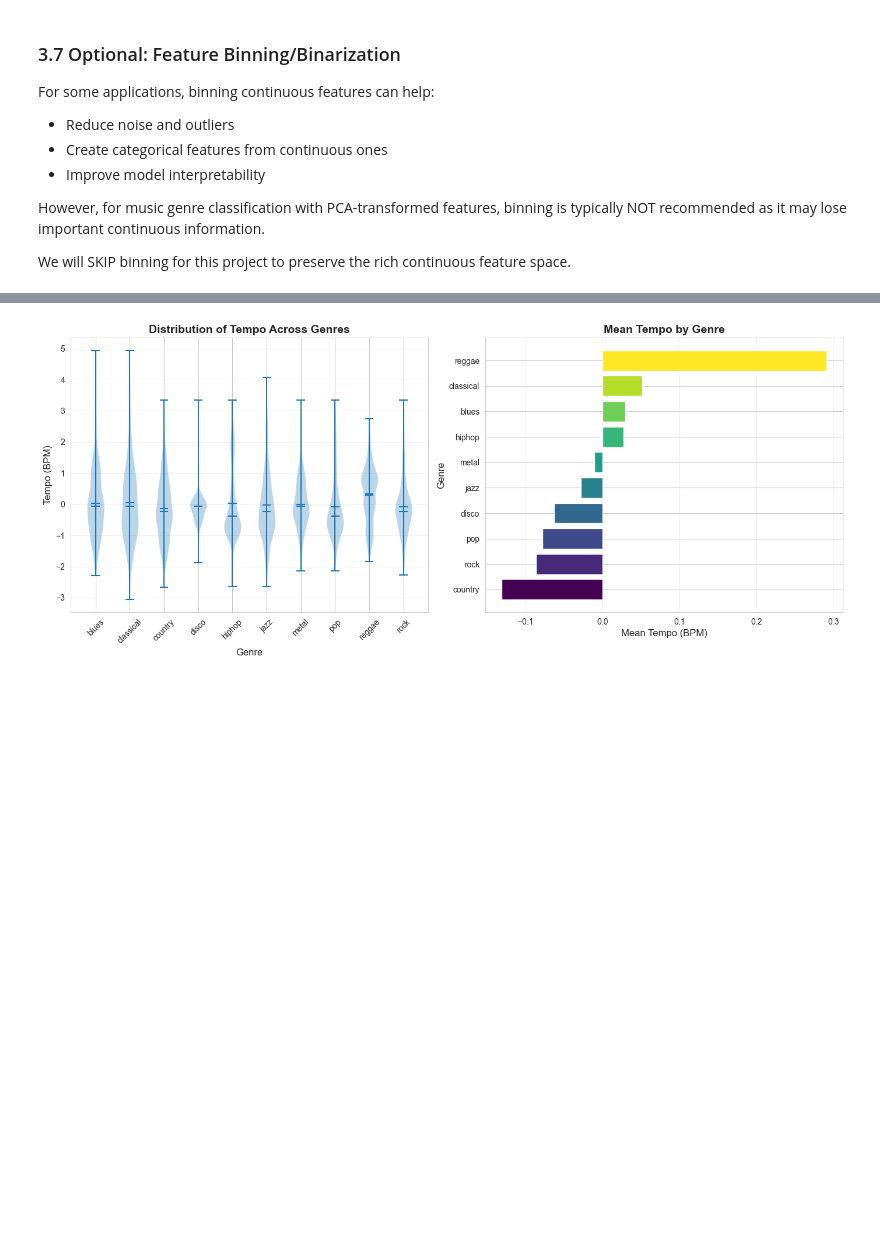
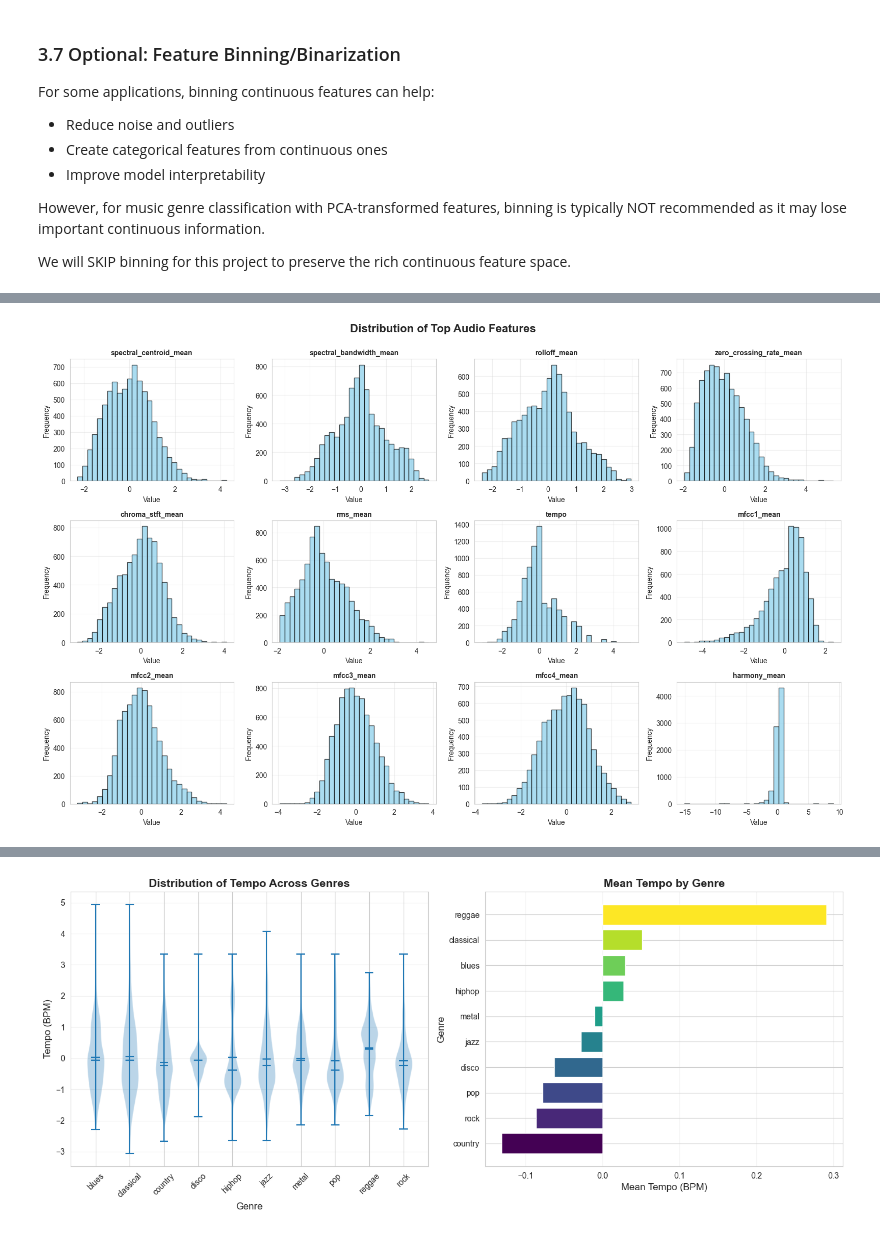
Before and after one commit to Sohanuu66/Music_Genre_Classification_GTZAN_Dataset, a Jupyter notebook: EDA.ipynb, the cells around one changed output, grey strips where cells are left out. Cells and saved outputs as stored; diff of their text form; code cells hidden in the pictures; blank space fills up the shorter version.

```diff
--- a/EDA.ipynb
+++ b/EDA.ipynb
@@ -1062,0 +831,32 @@ UNIVARIATE ANALYSIS - FEATURE DISTRIBUTIONS
+# %%
+
+top_features = [
+    'spectral_centroid_mean',
+    'spectral_bandwidth_mean',
+    'rolloff_mean',
+    'zero_crossing_rate_mean',
+    'chroma_stft_mean',
+    'rms_mean',
+    'tempo',
+    'mfcc1_mean',
+    'mfcc2_mean',
+    'mfcc3_mean',
+    'mfcc4_mean',
+    'harmony_mean'
+]
+
+fig, axes = plt.subplots(3, 4, figsize=(16, 10))
+fig.suptitle('Distribution of Top Audio Features', fontsize=16, fontweight='bold', y=1.00)
+
+for idx, feature in enumerate(top_features):
+    ax = axes[idx // 4, idx % 4]
+    X_analysis[feature].hist(bins=30, ax=ax, color='skyblue', edgecolor='black', alpha=0.7)
+    ax.set_title(feature, fontsize=10, fontweight='bold')
+    ax.set_xlabel('Value')
+    ax.set_ylabel('Frequency')
+    ax.grid(alpha=0.3)
+
+plt.tight_layout()
+plt.show()
+# %% [output]
+[figure, added]
```
Also changed, not shown: parts of 69 cells of this notebook, 12 other files.
